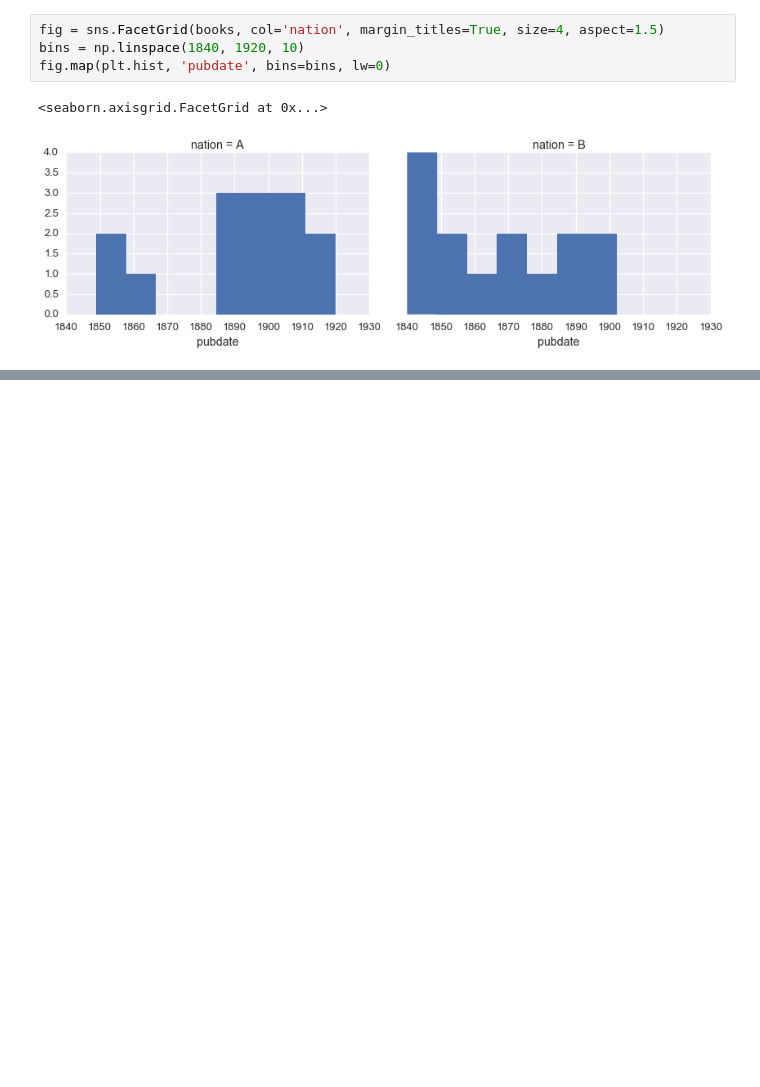
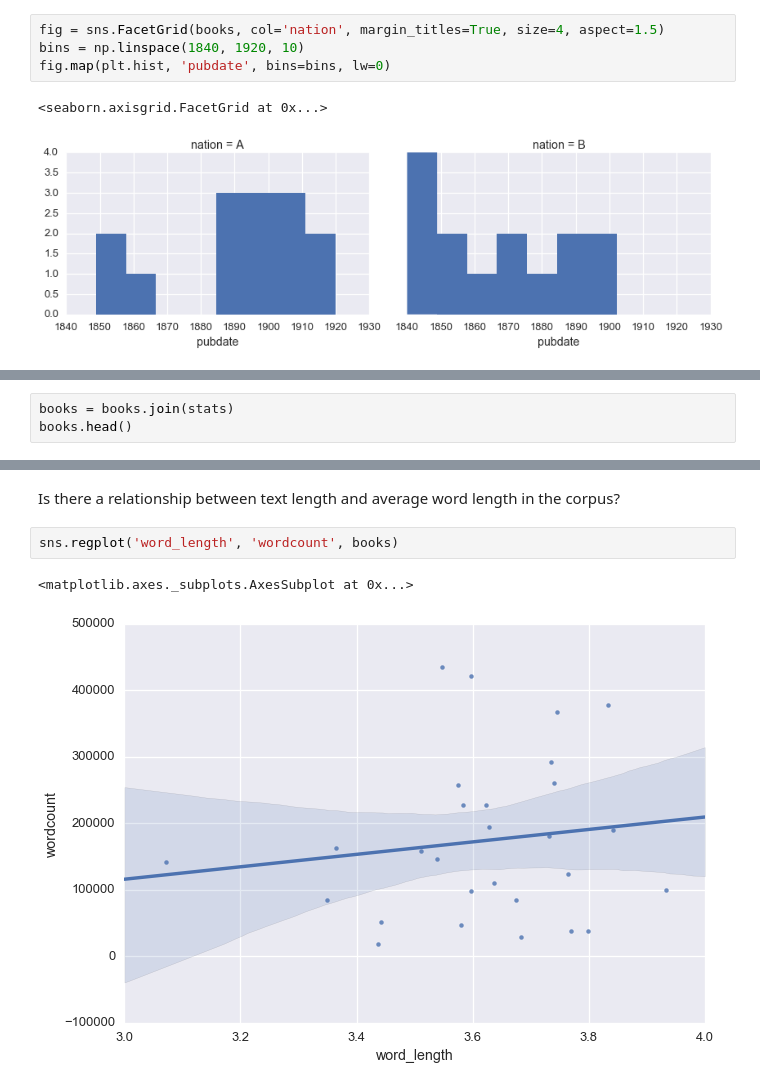
Before and after one commit to wilkens/edinburgh-masterclass, a Jupyter notebook: Notebooks/01 Stats and Computing Basics.ipynb, the cells around one changed output, grey strips where cells are left out. Saved outputs shown, nothing was run; the diff lists cells and outputs as text; blank space fills up the shorter version.

Commit message:
Finish notebook on computing basics
Includes assembly and simple characterization of the toy corpus for use
in later sessions.

```diff
--- a/Notebooks/01 Stats and Computing Basics.ipynb
+++ b/Notebooks/01 Stats and Computing Basics.ipynb
@@ -578,0 +599,3 @@ stats.describe()
+# %%
+books = books.join(stats)
+books.head()
@@ -578,0 +692,7 @@ stats.describe()
+# %% [markdown]
+Is there a relationship between text length and average word length in the corpus?
+# %%
+sns.regplot('word_length', 'wordcount', books)
+# %% [output]
+<matplotlib.axes._subplots.AxesSubplot at 0x...>
+[figure, added]
```
Also changed, not shown: parts of 47 cells of this notebook, 1 other file.
